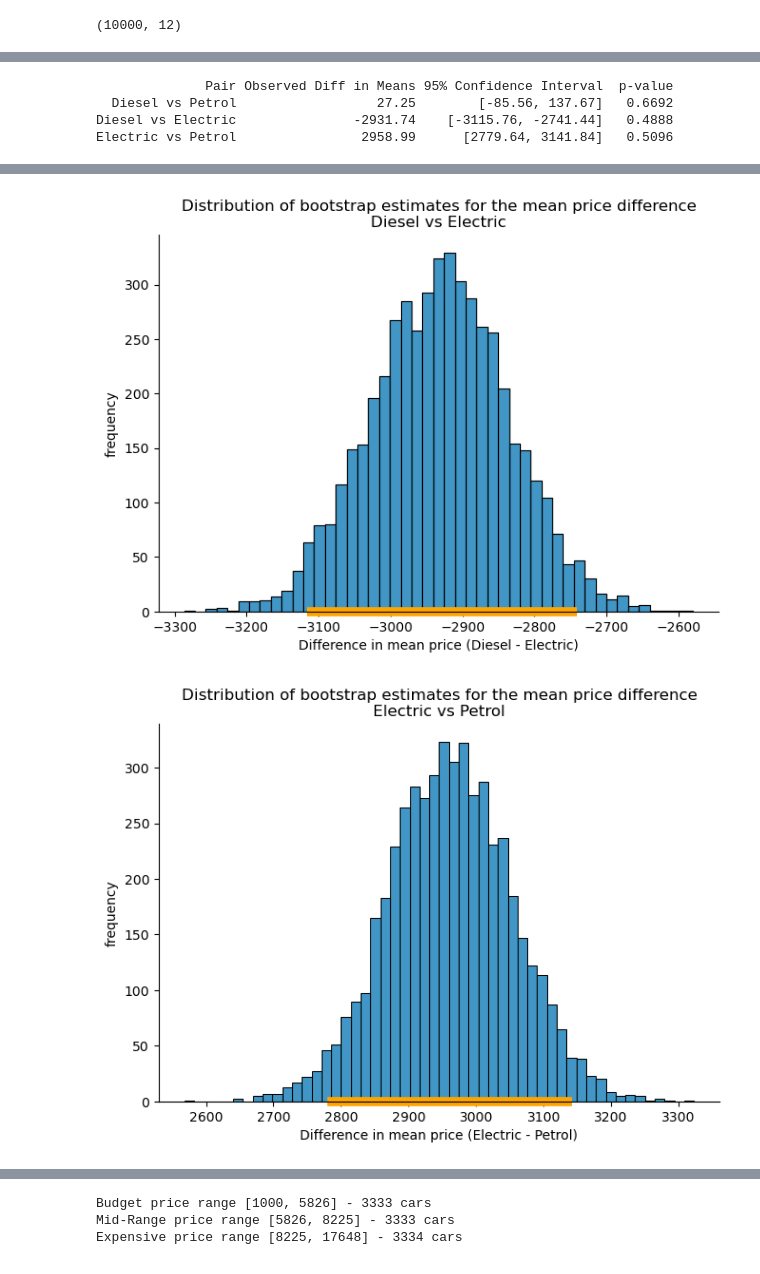
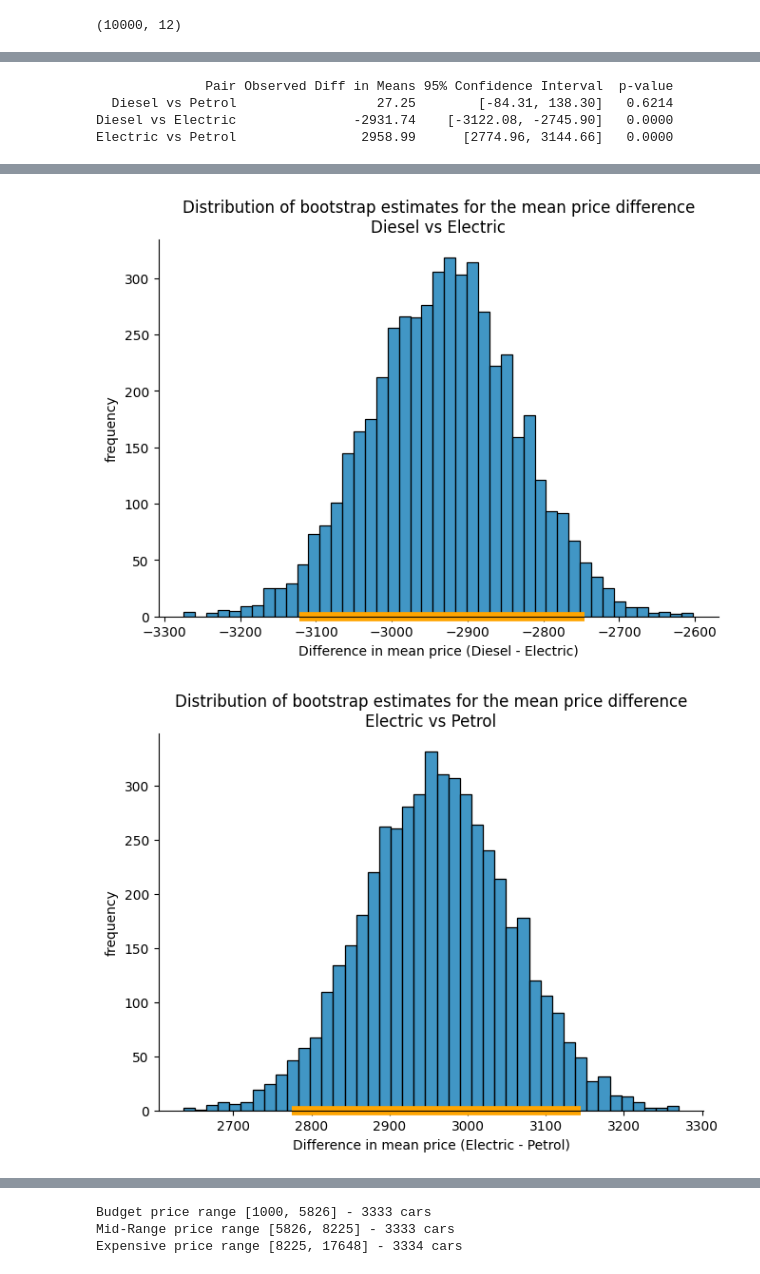
Before and after one commit to jzada-ds/used-car-price-analysis, a Jupyter notebook: Data_Analysis_Project.ipynb, the cells around one changed output, grey strips where cells are left out. Drawn from its saved outputs; the diff is of its cells as text; code cells hidden in the pictures.

```diff
--- a/Data_Analysis_Project.ipynb
+++ b/Data_Analysis_Project.ipynb
@@ -239,11 +245,9 @@ Use 5,000 bootstrap resamples per fuel-type pair to estimate a 95% confidence in
 # %%
-# Most of this code is from the lectures, with some simple adjustments
-
-# function that returns the difference in averages of "column_name" grouping by "grouping_var"
+# Return the difference in averages of column_name between the two groups of grouping_var
 def diff_of_avgs(df_in, column_name, grouping_var):
     grpby_var = df_in.groupby(grouping_var, observed=True)
     avgs = grpby_var[column_name].mean()
-    # IMPORTANT: assumes df_in contains exactly TWO groups; order is the group order in avgs
+    # Assumes df_in contains exactly two groups; the result is (second group - first group)
     return avgs.iloc[1] - avgs.iloc[0]
 
 def bootstrap_mean_difference(original_sample, column_name, grouping_var, num_replications):
@@ -252,34 +256,33 @@ def bootstrap_mean_difference(original_sample, column_name, grouping_var, num_re
       column_name: name of column containing the variable to average
       grouping_var: name of variable according to which to group
       num_replications: number of bootstrap samples'''
-    original_sample_size = original_sample.shape[0]  # replicate with the same sample size
+    original_sample_size = original_sample.shape[0]  # Resample with the same sample size
     original_sample_cols_of_interest = original_sample[[column_name, grouping_var]]
     bstrap_mean_diffs = np.empty(num_replications)
     for i in range(num_replications):
-        # WITH REPLACEMENT
+        # Sample with replacement
         bootstrap_sample = original_sample_cols_of_interest.sample(original_sample_size, replace=True)
         resampled_mean_diff = diff_of_avgs(bootstrap_sample, column_name, grouping_var)
         bstrap_mean_diffs[i] = resampled_mean_diff
     return bstrap_mean_diffs
 
-# fuel-type pairs
+# Fuel type pairs to compare
 pairs = [("Diesel", "Petrol"), ("Diesel", "Electric"), ("Electric", "Petrol")]
 
-# run bootstrap for each pair
-results = []  # collect results for each pair
+# Run the bootstrap for each pair
+results = []  # Results for each pair
 NUM_REPS = 5000
 
 for g1, g2 in pairs:
-    # restrict to the two groups in this pair
+    # Keep only the two groups in this pair
     sub_df = df[df['fuel_type'].isin([g1, g2])].copy()
 
-    # fixes order between fuel type
     sub_df['fuel_type'] = pd.Categorical(sub_df['fuel_type'], categories=[g2, g1], ordered=True)
 
-    # observed difference
+    # Observed difference in means
     obs_diff = diff_of_avgs(sub_df, 'price_usd', 'fuel_type')
 
-    # bootstrap distribution of mean differences
+    # Bootstrap distribution of the mean differences
     bstrap_diffs = bootstrap_mean_difference(
         original_sample=sub_df,
         column_name='price_usd',
@@ -287,12 +290,14 @@ for g1, g2 in pairs:
         num_replications=NUM_REPS
     )
 
-    # Get the endpoints of the 95% confidence interval
+    # 95% confidence interval
     left_end = np.percentile(bstrap_diffs, 2.5, method='higher')
     right_end = np.percentile(bstrap_diffs, 97.5, method='higher')
 
-    # p-value calculation
-    p_value = np.mean(np.abs(bstrap_diffs) >= np.abs(obs_diff))
+    # P-value: the bootstrap distribution is centered at the observed difference, so shift it to be
+    # centered at 0 (the null hypothesis) and count how often a difference at least as extreme appears
+    null_diffs = bstrap_diffs - obs_diff
+    p_value = np.mean(np.abs(null_diffs) >= np.abs(obs_diff))
 
     # Store results
     results.append({
@@ -302,7 +307,7 @@ for g1, g2 in pairs:
         'p-value': p_value
     })
 
-    # visualize results
+    # Plot the bootstrap distribution with the confidence interval
     ax = sns.displot(bstrap_diffs, height=4.5, aspect=1.5)
     plt.hlines(y=0, xmin=left_end, xmax=right_end,
                colors='orange', linestyles='solid', lw=7, clip_on=False)
@@ -312,11 +317,11 @@ for g1, g2 in pairs:
         title=f'Distribution of bootstrap estimates for the mean price difference\n{g1} vs {g2}'
     )
 
-# results summary
+# Summary table
 results_df = pd.DataFrame(results)
 print(results_df.to_string(index=False))
 # %% [output]
               Pair Observed Diff in Means 95% Confidence Interval  p-value
-  Diesel vs Petrol                  27.25        [-85.56, 137.67]   0.6692
-Diesel vs Electric               -2931.74    [-3115.76, -2741.44]   0.4888
-Electric vs Petrol                2958.99      [2779.64, 3141.84]   0.5096
+  Diesel vs Petrol                  27.25        [-84.31, 138.30]   0.6214
+Diesel vs Electric               -2931.74    [-3122.08, -2745.90]   0.0000
+Electric vs Petrol                2958.99      [2774.96, 3144.66]   0.0000
@@ -324,3 +329,3 @@ Electric vs Petrol                2958.99      [2779.64, 3141.84]   0.5096
-[figure, old version]
+[figure, new version]
-[figure, old version]
+[figure, new version]
 # %% [markdown]
```
Also changed, not shown: parts of 76 cells of this notebook, 1 other file.
